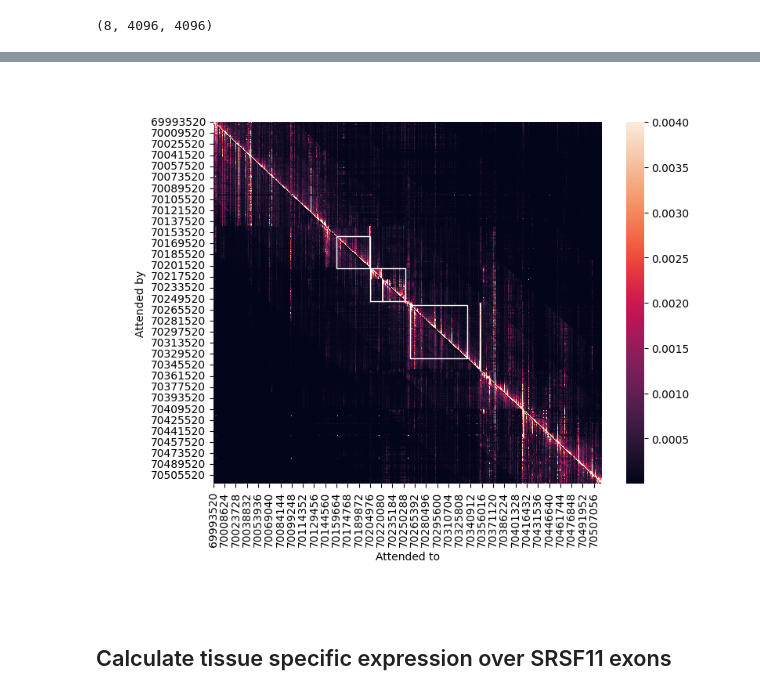
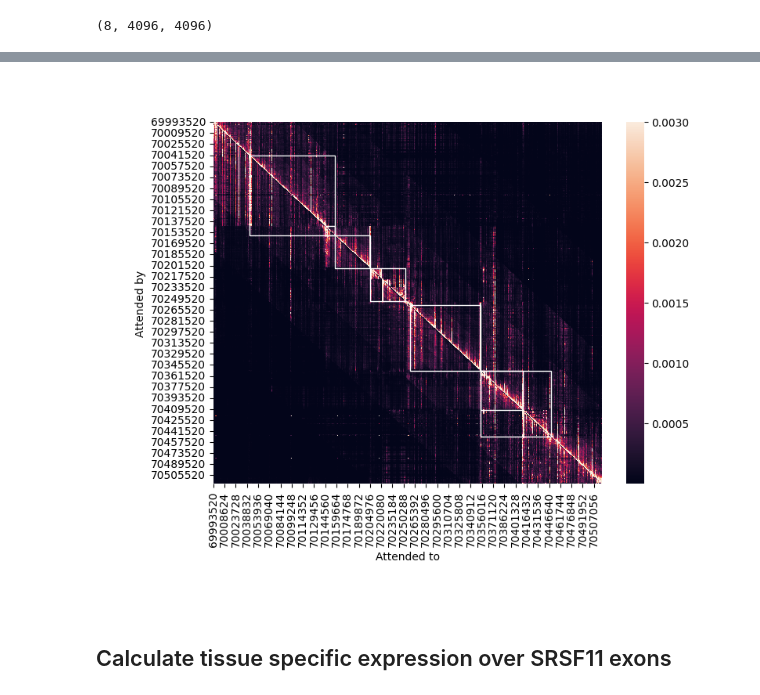
Before and after one commit to Genentech/gReLU, a Jupyter notebook: docs/tutorials/1_inference.ipynb, the cells around one changed output, grey strips where cells are left out. Cells and saved outputs as stored; diff of their text form; code cells hidden in the pictures.

```diff
--- a/docs/tutorials/1_inference.ipynb
+++ b/docs/tutorials/1_inference.ipynb
@@ -14,6 +19,6 @@ The `grelu.resources` module contains functions to access saved models and datas
 import grelu.resources
 model = grelu.resources.load_model(
     project="borzoi",
-    model_name="human_fold0" # You can change the fold number or change human to mouse
+    model_name="human_fold0",
 )
 # %% [output]
@@ -180,12 +195,12 @@ We filter those exons that are completely contained within the region we are pre
 # %%
 import grelu.data.preprocess
 
-exons = grelu.data.preprocess.filter_overlapping(
+output_exons = grelu.data.preprocess.filter_overlapping(
     exons,
     ref_intervals=output_intervals,
-    method="all"
+    method="any" # return the exon if there any overlap at all with the output interval. Set to 'all' for completely contained exons.
 )
-exons.head(3)
+output_exons.head(3)
 # %% [output]
 Keeping 560 intervals
 |  | chrom | start | end | gene_name | source | feature | score | strand | frame | attribute |
@@ -241,0 +273,11 @@ Note the shape: It is in the form `heads, bins, bins`. The first dimension is of
+# %%
+input_exons = grelu.data.preprocess.filter_overlapping(
+    exons,
+    ref_intervals=input_intervals,
+    method="any" # return the exon if there any overlap at all with the output interval. Set to 'all' for completely contained exons.
+)
+input_exons = grelu.data.preprocess.clip_intervals(input_exons, start=output_start, end=output_end)
+input_genes = grelu.data.preprocess.merge_intervals_by_column(
+    input_exons.iloc[:, :4], group_col="gene_name"
+)
+input_genes
@@ -242,16 +296,14 @@ Note the shape: It is in the form `heads, bins, bins`. The first dimension is of
 # %%
-attn = attn.mean(0)
-
 fig = grelu.visualize.plot_attention_matrix(
     attn,
     start_pos=input_start,
     end_pos=input_end,
-    highlight_intervals=genes, # Draw a box around each gene
-    vmax=0.004,
+    highlight_intervals=input_genes, # Draw a box around each gene
+    vmax=0.003,
     figsize=(8, 6)
 )
 # %% [output]
-[figure, old version]
+[figure, new version]
 # %% [markdown]
 ## Calculate tissue specific expression over SRSF11 exons
 # %% [markdown]
```
Also changed, not shown: parts of 35 cells of this notebook, 19 other files.
